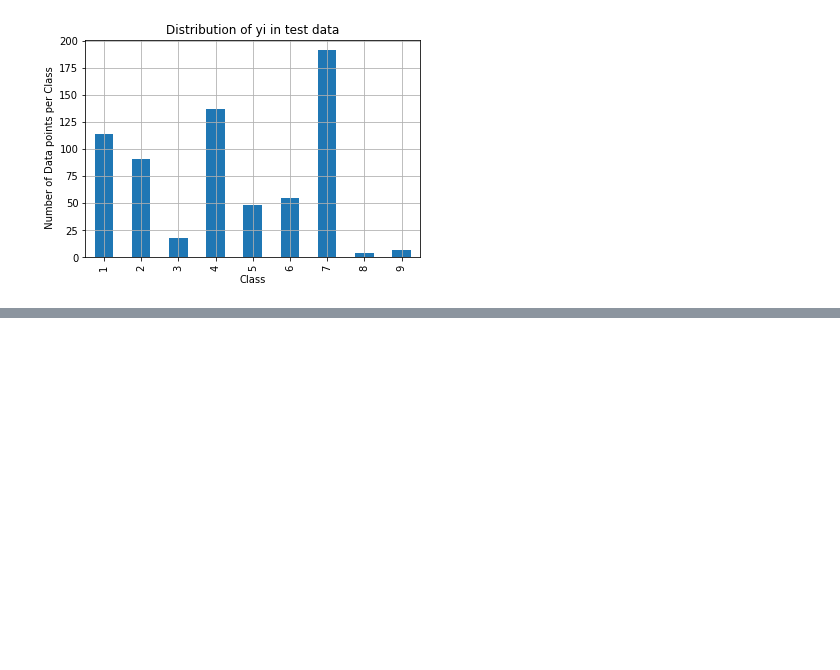
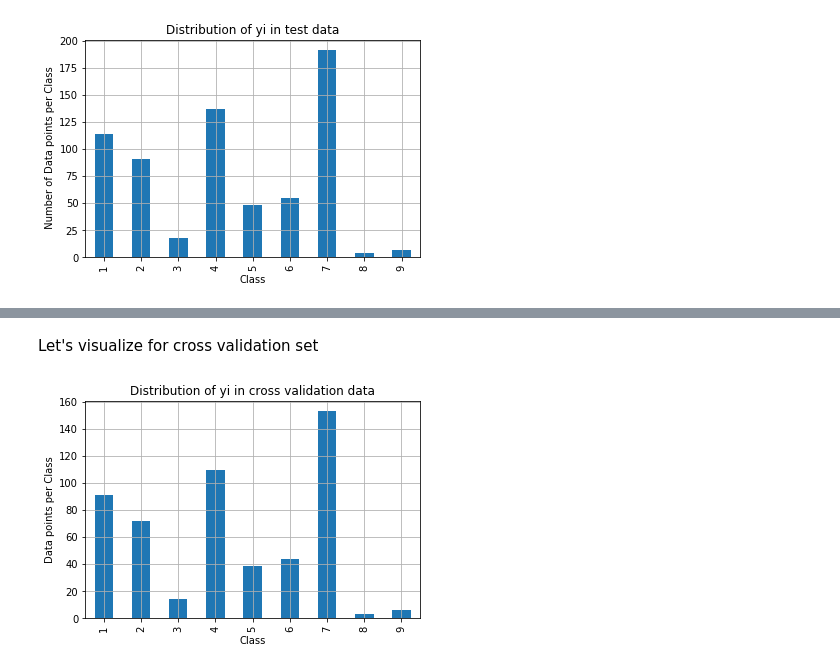
Before and after one commit to R-aryan/Genetic-Mutations, a Jupyter notebook: mutations.ipynb, the cells around one changed output, grey strips where cells are left out. Drawn from its saved outputs; the diff is of its cells as text; code cells hidden in the pictures; blank space fills up the shorter version.

```diff
--- a/mutations.ipynb
+++ b/mutations.ipynb
@@ -347,0 +364,12 @@ plt.show()
+# %% [markdown]
+Let's visualize for cross validation set
+# %%
+my_colors = 'rgbkymc'
+cv_class_distribution.plot(kind='bar')
+plt.xlabel('Class')
+plt.ylabel('Data points per Class')
+plt.title('Distribution of yi in cross validation data')
+plt.grid()
+plt.show()
+# %% [output]
+[figure, added]
```
Also changed, not shown: parts of 2 cells of this notebook.
